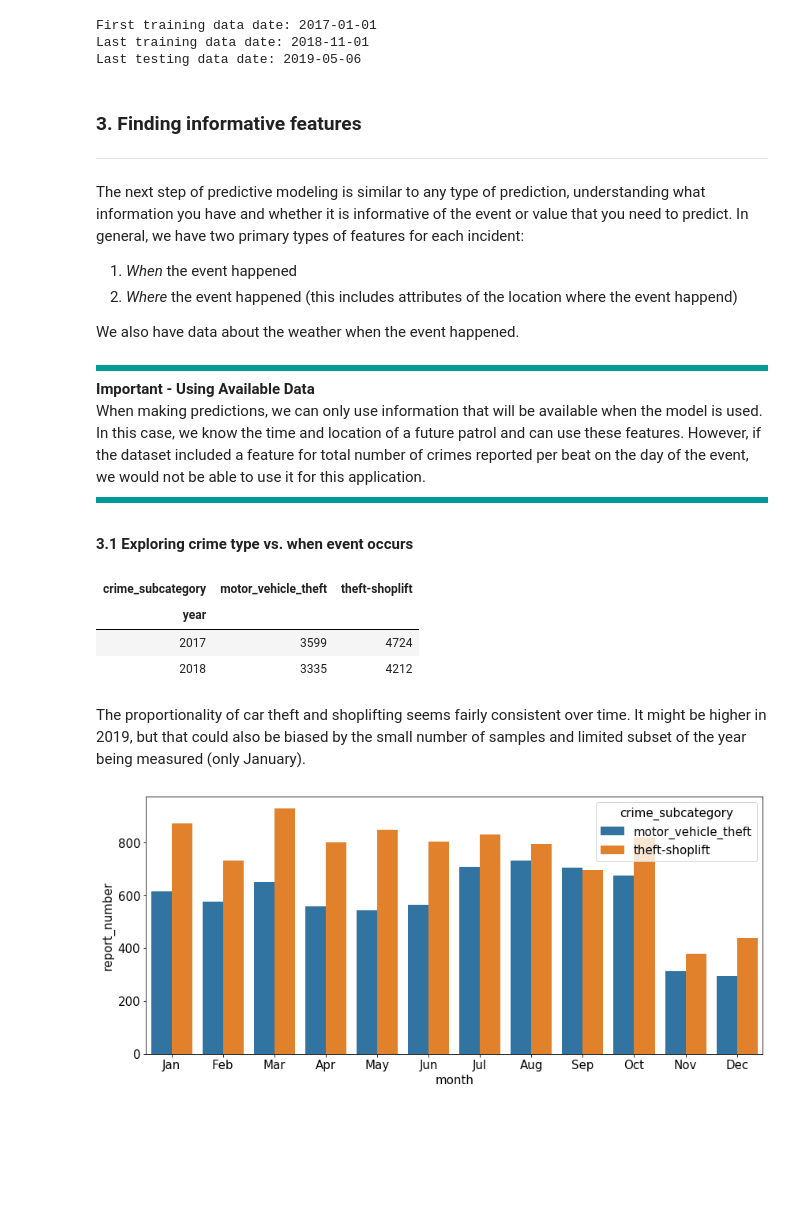
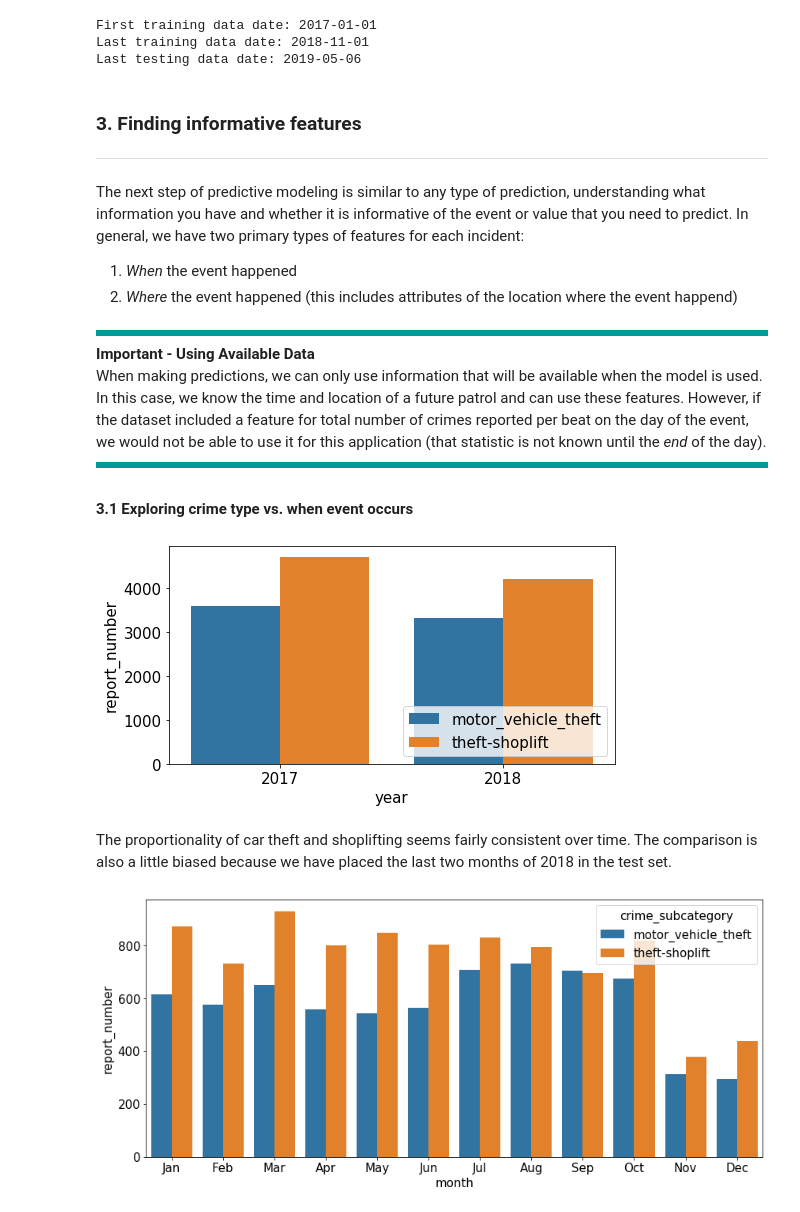
Before and after one commit to andrewdoss/building_a_predictive_model, a Jupyter notebook: building_a_predictive_model_complete.ipynb, the cells around one changed output. Cells and saved outputs as stored; diff of their text form; code cells hidden in the pictures; blank space fills up the shorter version.

```diff
--- a/building_a_predictive_model_complete.ipynb
+++ b/building_a_predictive_model_complete.ipynb
@@ -154,31 +159,31 @@ The next step of predictive modeling is similar to any type of prediction, under
 1. *When* the event happened
 2. *Where* the event happened (this includes attributes of the location where the event happend)
 
-We also have data about the weather when the event happened.
-
 ![end-key-point.PNG](attachment:end-key-point.PNG) <br>
 <strong> Important - Using Available Data </strong> <br>
-When making predictions, we can only use information that will be available when the model is used. In this case, we know the time and location of a future patrol and can use these features. However, if the dataset included a feature for total number of crimes reported per beat on the day of the event, we would not be able to use it for this application.
+When making predictions, we can only use information that will be available when the model is used. In this case, we know the time and location of a future patrol and can use these features. However, if the dataset included a feature for total number of crimes reported per beat on the day of the event, we would not be able to use it for this application (that statistic is not known until the *end* of the day).
 ![end-key-point.PNG](attachment:end-key-point.PNG)
 
 #### 3.1 Exploring crime type vs. when event occurs
 # %%
 # Extract year, month, day of week, and hour of day from the date and time of occurence
 # This creates new columns that only contain these specific variables
 df['year'] = df['occurred_datetime'].dt.year
 df['month'] = df['occurred_datetime'].dt.month
 df['dayofweek'] = df['occurred_datetime'].dt.dayofweek
 df['hour'] = df['occurred_datetime'].dt.hour
 
-# Plot counts of each crime category vs. year
-pd.crosstab(df.iloc[train_idx]['year'], df.iloc[train_idx]['crime_subcategory'])
+# Look at type of crime vs. year
+grp_month_category = df.iloc[train_idx].groupby(['year', 'crime_subcategory'], as_index=False).agg({'report_number':len})
+fig, ax = plt.subplots(figsize=(8,4))
+sns.barplot(x='year', y='report_number', hue='crime_subcategory', data=grp_month_category, ax=ax)
+ax.set_xticklabels([2017, 2018])
+ax.legend(loc='lower right')
+plt.show()
 # %% [output]
-| crime_subcategory | motor_vehicle_theft | theft-shoplift |
-| year |  |  |
-| 2017 | 3599 | 4724 |
-| 2018 | 3335 | 4212 |
+[figure, added]
-# %% [markdown]
-The proportionality of car theft and shoplifting seems fairly consistent over time. It might be higher in 2019, but that could also be biased by the small number of samples and limited subset of the year being measured (only January).
+# %% [markdown]
+The proportionality of car theft and shoplifting seems fairly consistent over time. The comparison is also a little biased because we have placed the last two months of 2018 in the test set.
 # %%
 # Look at type of crime vs. month
 grp_month_category = df.iloc[train_idx].groupby(['month', 'crime_subcategory'], as_index=False).agg({'report_number':len})
```
Also changed, not shown: parts of 17 cells of this notebook, 1 other file.
